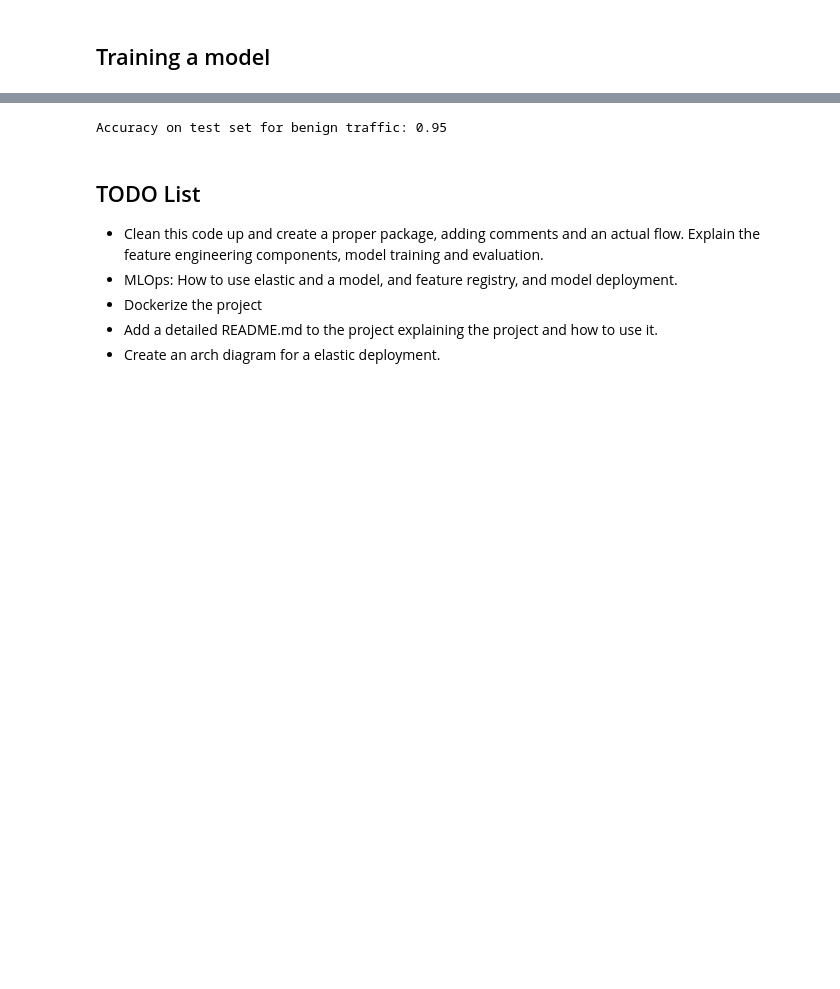
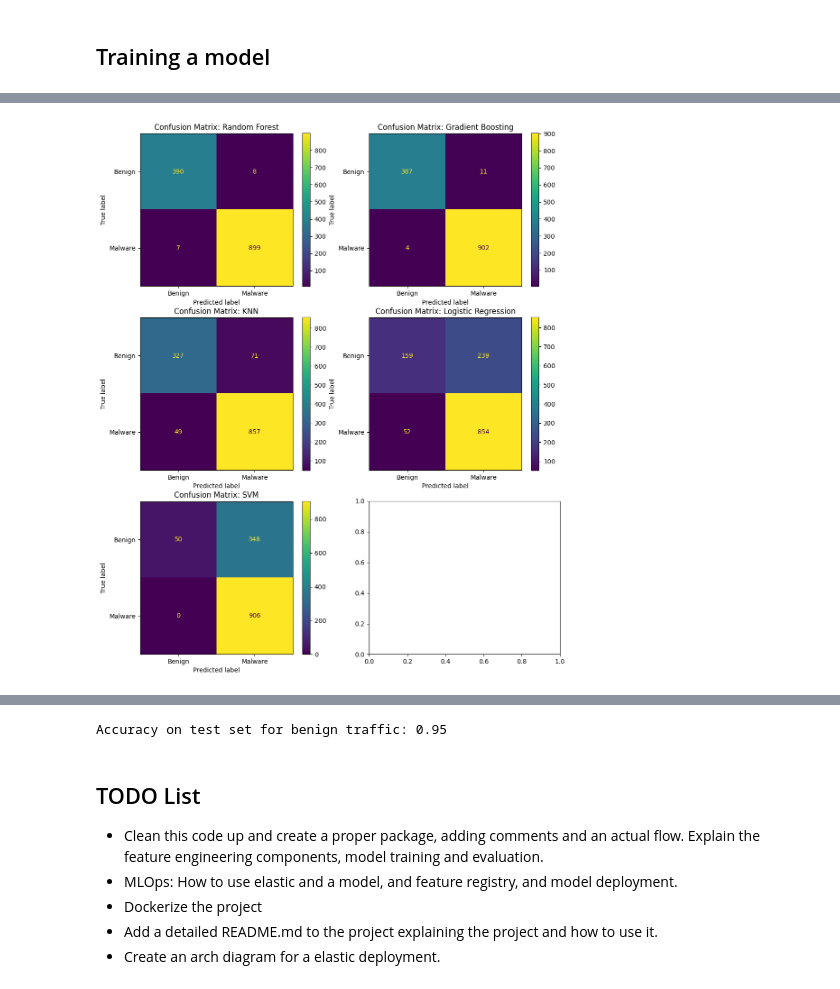
Before and after one commit to khannay/mdetect, a Jupyter notebook: nbs/00_core.ipynb, the cells around one changed output, grey strips where cells are left out. Cells and saved outputs as stored; diff of their text form; code cells hidden in the pictures; blank space fills up the shorter version.

```diff
--- a/nbs/00_core.ipynb
+++ b/nbs/00_core.ipynb
@@ -1082,0 +1020,22 @@ sns.jointplot(data=df_tsne, x="x", y="y", hue="label", kind="hist");
+# %%
+
+candidate_models = [ ModelCandidate(RandomForestClassifier(n_estimators=30, random_state=42), "Random Forest"),
+                    ModelCandidate(GradientBoostingClassifier(n_estimators=300, learning_rate=1.0, max_depth=1, random_state=42), "Gradient Boosting"),
+                    ModelCandidate(LogisticRegression(max_iter=10_000), "Logistic Regression"),
+                    ModelCandidate(SVC(random_state=42, probability=True), "SVM"),
+                    ModelCandidate(KNeighborsClassifier(n_neighbors=3), "KNN"),
+                    ]
+# %%
+# Instantiate model
+
+fit_models = [evaluate(model, X_train, y_train, X_test, y_test) for model in candidate_models]
+
+# sort the fit models by their auc score
+fit_models.sort(key=lambda x: x.auc_score, reverse=True)
+# %%
+fig, ax = plt.subplots(3,2, figsize = (12,15), squeeze=False)
+
+for idx, model in enumerate(fit_models):
+    model.plot_confusion_matrix(ax=fig.axes[idx])
+# %% [output]
+[figure, added]
```
Also changed, not shown: parts of 44 cells of this notebook.
